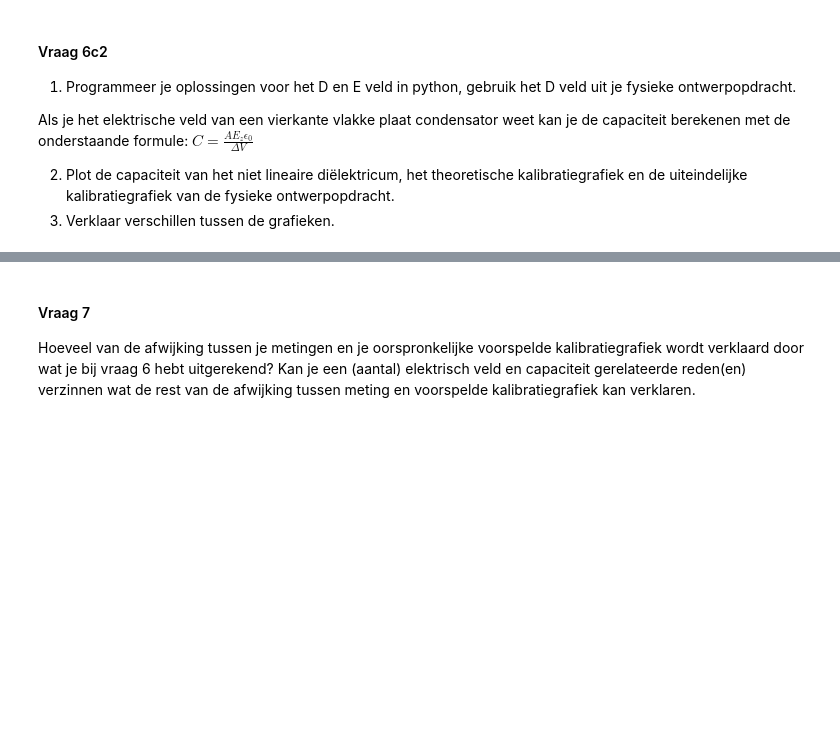
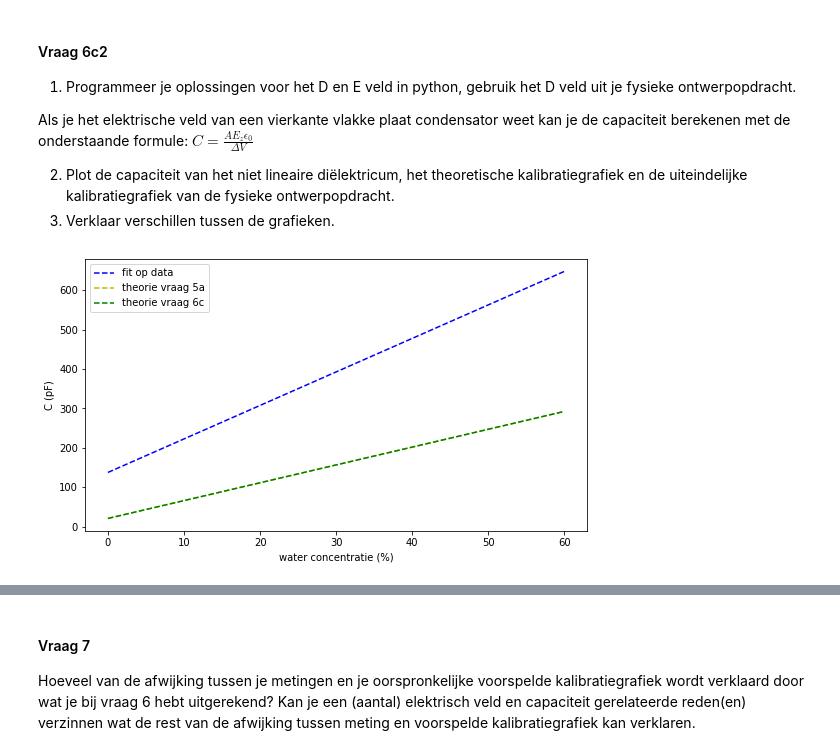
Before and after one commit to oprelo/opdrachten-DEF-D, a Jupyter notebook: DigitaleOntwerpopdrachten/1CondensatorOpdracht/CondensatorOntwerpopdracht.ipynb, the cells around one changed output, grey strips where cells are left out. Drawn from its saved outputs; the diff is of its cells as text; code cells hidden in the pictures; blank space fills up the shorter version.

Commit message:
vraag 6 en 7 af en vraag 4 verbeterd

```diff
--- a/DigitaleOntwerpopdrachten/1CondensatorOpdracht/CondensatorOntwerpopdracht.ipynb
+++ b/DigitaleOntwerpopdrachten/1CondensatorOpdracht/CondensatorOntwerpopdracht.ipynb
@@ -749,5 +747,77 @@ E_z \epsilon_0}{\Delta V}$
 3. Verklaar verschillen tussen de grafieken.
 # %%
  # Pas deze code aan zodat jouw opstelling doorgerekend wordt
-def E_condensator(x1, x2, D):
-    return None
+from scipy.optimize import curve_fit
+def E_condensator(D): #bovenstaande functie voor E
+    return D/epsilon0
+
+def D_condensator(epsilon_r, dV, d): #bovenstaande functie voor D
+    return epsilon0*epsilon_r*dV/d
+
+def capaciteit(A,E,dV): #functie voor de capaciteit op basis van bovenstaande functie voor capaciteit en voor E
+    return A*E*epsilon0/dV
+
+# theorie op basis van vraag 5a
+def vlakkeplaat(A, d, epsilon_r):
+    C = epsilon0 * epsilon_r * A / d
+    return C
+
+A = 0.1*0.066
+d = 0.005
+concentratie =  np.linspace(0,0.6,1000)
+epsilon_water = 78.5
+epsilon_lucht = 1
+epsilon_spons = 3 #schatting
+epsilon_tot = 0.5*epsilon_spons + 0.5*((0.5-concentratie)*epsilon_lucht+concentratie*epsilon_water)
+
+C = vlakkeplaat(A,d,epsilon_tot)
+
+#data en data analyse op basis van de tweede fysieke ontwerpopdracht
+u_massa = 0.0005
+u_vol_tot = 2.5e-7
+u_C = np.array([1,3,3,3,3,50,50])
+
+C_arduino = np.array([24.3,310,354, 553, 453, 2400, 1200])
+massa_arduino = np.array([0.0082,0.0114,0.016,0.021,0.025,0.0291,0.017])
+massa_arduino_edited = massa_arduino[0:-2]
+massa_arduino_verwijderd = massa_arduino[-2:]
+C_arduino_edited = C_arduino[0:-2]
+C_arduino_verwijderd = C_arduino[-2:]
+u_C = u_C[0:-2]
+u_concentratie_verwijderd = u_C[-2:]
+
+p_water = 997 #kg/m3
+vol_water = (massa_arduino_edited-massa_arduino_edited[0])/p_water
+vol_water_verwijderd = (massa_arduino_verwijderd-massa_arduino_edited[0])/p_water
+u_vol_water = np.sqrt(2) * u_massa / p_water
+vol_tot = 0.099*0.069*0.005
+concentratie_meeting = vol_water/vol_tot
+concentratie_meeting_verwijderd = vol_water_verwijderd/vol_tot
+u_concentratie = concentratie_meeting*np.sqrt((u_vol_water/vol_water)**2 + (u_vol_tot/vol_tot)**2)
+u_concentratie_verwijderd = concentratie_meeting_verwijderd*np.sqrt((u_vol_water/vol_water_verwijderd)**2 + (u_vol_tot/vol_tot)**2)
+
+def fit_func(concentratie, a,b):
+    epsilon_tot = a*(1-concentratie) + epsilon_lucht*(concentratie[-1]-concentratie) + b*concentratie
+    return vlakkeplaat(A,d,epsilon_tot)*10**12
+
+var, cov = curve_fit(fit_func, concentratie_meeting, C_arduino_edited)
+
+C_fit = fit_func(concentratie,*var)
+
+#berekeningen uitvoeren met de bovenstaande functies
+dV = 5 #V
+D = D_condensator(epsilon_tot, dV, d)
+E = E_condensator(D)
+C_theorie_nieuw = capaciteit(A,E,dV)
+
+#de drie grafieken plotten
+plt.figure(figsize=(9,5))
+plt.plot(concentratie*100,C_fit,'b--',label='fit op data')
+plt.plot(concentratie*100,C*10**12,'y--', label='theorie vraag 5a')
+plt.plot(concentratie*100,C_theorie_nieuw*10**12,'g--',label='theorie vraag 6c')
+plt.xlabel('water concentratie (%)')
+plt.ylabel('C (pF)')
+plt.legend()
+plt.show()
+# %% [output]
+[figure, added]
```
Also changed, not shown: parts of 7 cells of this notebook.
